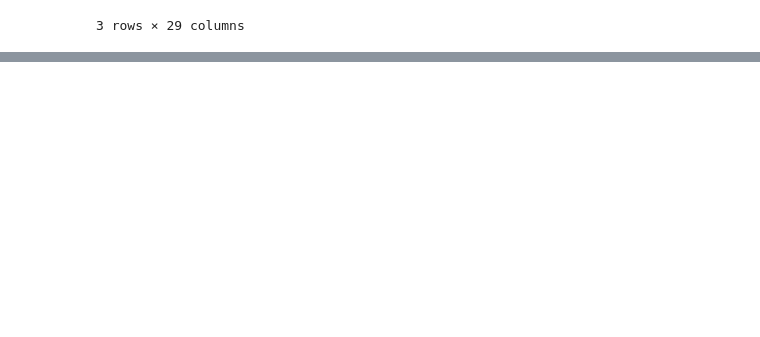
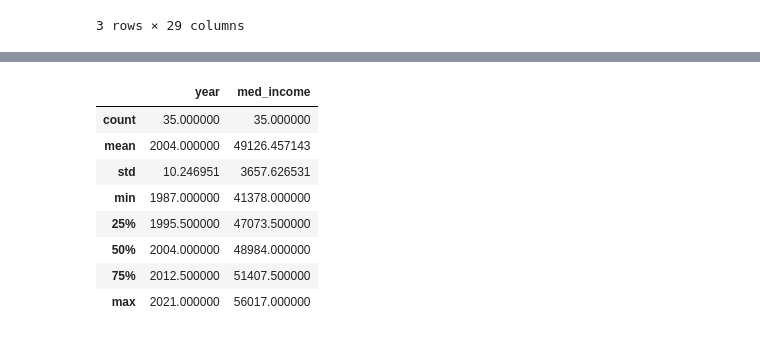
Before and after one commit to SchreinerJS/schreinerj_capstone, a Jupyter notebook: notebooks/f10_f11_cleaned_merged.ipynb, the cells around one changed output, grey strips where cells are left out. Saved outputs shown, nothing was run; the diff lists cells and outputs as text; code cells hidden in the pictures; blank space fills up the shorter version.

```diff
--- a/notebooks/f10_f11_cleaned_merged.ipynb
+++ b/notebooks/f10_f11_cleaned_merged.ipynb
@@ -695,0 +730,11 @@ f10_f11_1987.to_csv('../data/single_parent/census/historical_income_families/f10
+# %%
+#locate needed data
+single_father_med = f10_f11_1987[['year', 'mhh_med_2021']]
+single_father_med.head()
+
+#create a column for family type
+single_father_med['family_type'] = 'single_father'
+
+#rename columns
+single_father_med = single_father_med.rename(columns = {'mhh_med_2021': 'med_income'})
+single_father_med.head()
@@ -695,0 +753,12 @@ f10_f11_1987.to_csv('../data/single_parent/census/historical_income_families/f10
+# %%
+single_father_med.describe()
+# %% [output]
+|  | year | med_income |
+| count | 35.000000 | 35.000000 |
+| mean | 2004.000000 | 49126.457143 |
+| std | 10.246951 | 3657.626531 |
+| min | 1987.000000 | 41378.000000 |
+| 25% | 1995.500000 | 47073.500000 |
+| 50% | 2004.000000 | 48984.000000 |
+| 75% | 2012.500000 | 51407.500000 |
+| max | 2021.000000 | 56017.000000 |
```
Also changed, not shown: parts of 17 cells of this notebook, 1 other file.
